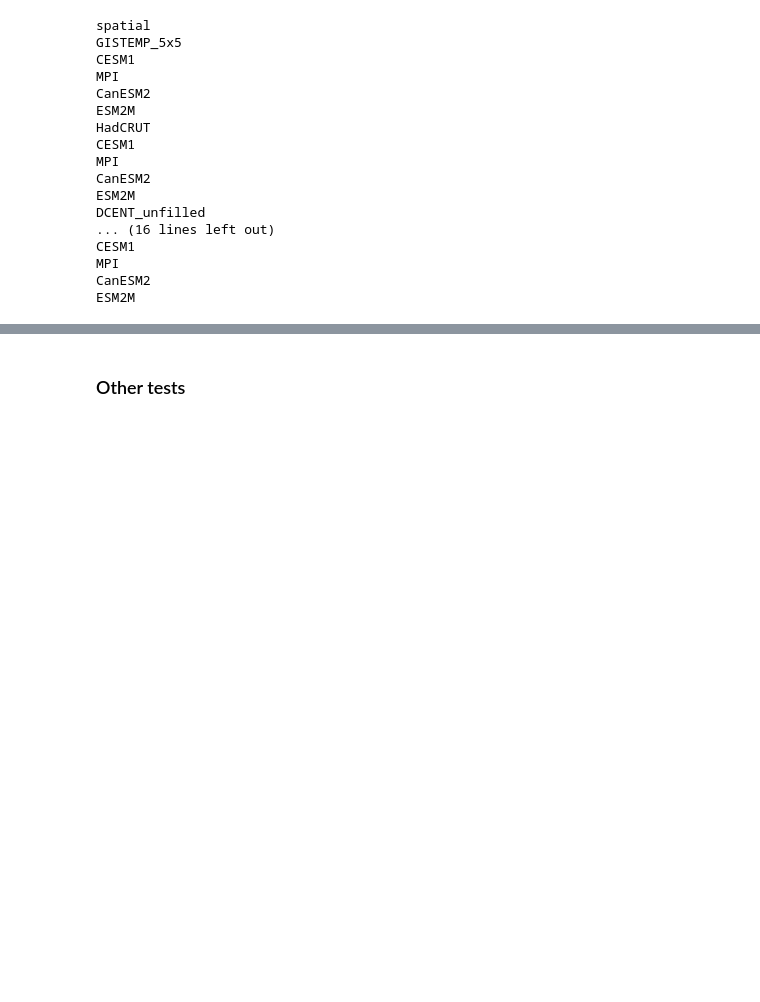
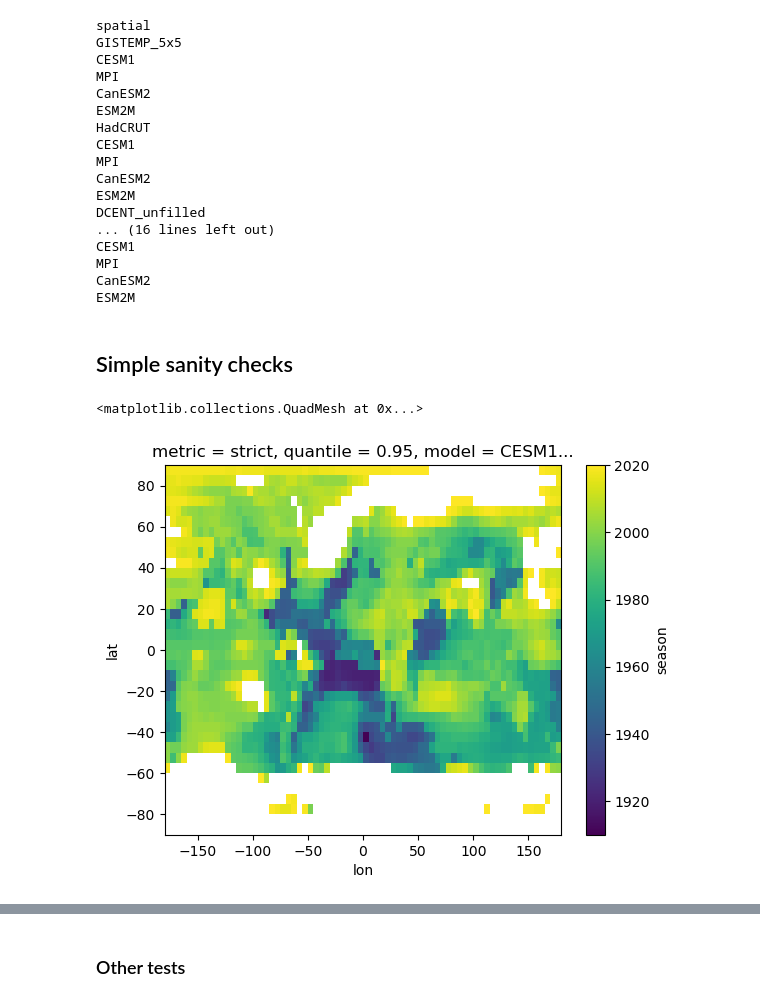
Before and after one commit to jshaw35/internalvar-vs-obsunc, a Jupyter notebook: preprocess_obs3/preprocess12.0_computeToE.ipynb, the cells around one changed output, grey strips where cells are left out. Drawn from its saved outputs; the diff is of its cells as text; code cells hidden in the pictures; blank space fills up the shorter version.

```diff
--- a/preprocess_obs3/preprocess12.0_computeToE.ipynb
+++ b/preprocess_obs3/preprocess12.0_computeToE.ipynb
@@ -359,10 +548,17 @@ MPI
 CanESM2
 ESM2M
 # %%
-spatial_masked_da.name = "ToE"
-regional_masked_da.name = "ToE"
+# spatial_masked_da["name"] = "ToE"
+# regional_masked_da["name"] = "ToE"
 # %%
 toe_savedir = "/glade/u/home/jonahshaw/w/trend_uncertainty/nathan/ToE_output"
 
 spatial_masked_da.to_netcdf(f"{toe_savedir}/ToE_delay.5x5.nc")
 regional_masked_da.to_netcdf(f"{toe_savedir}/ToE_delay.IPCCRegions.nc")
+# %% [markdown]
+## Simple sanity checks
+# %%
+spatial_masked_da["season"].sel(metric="strict", model="CESM1", obs="GISTEMP_5x5").plot()
+# %% [output]
+<matplotlib.collections.QuadMesh at 0x...>
+[figure, added]
```
Also changed, not shown: parts of 26 cells of this notebook, 4 other files.
